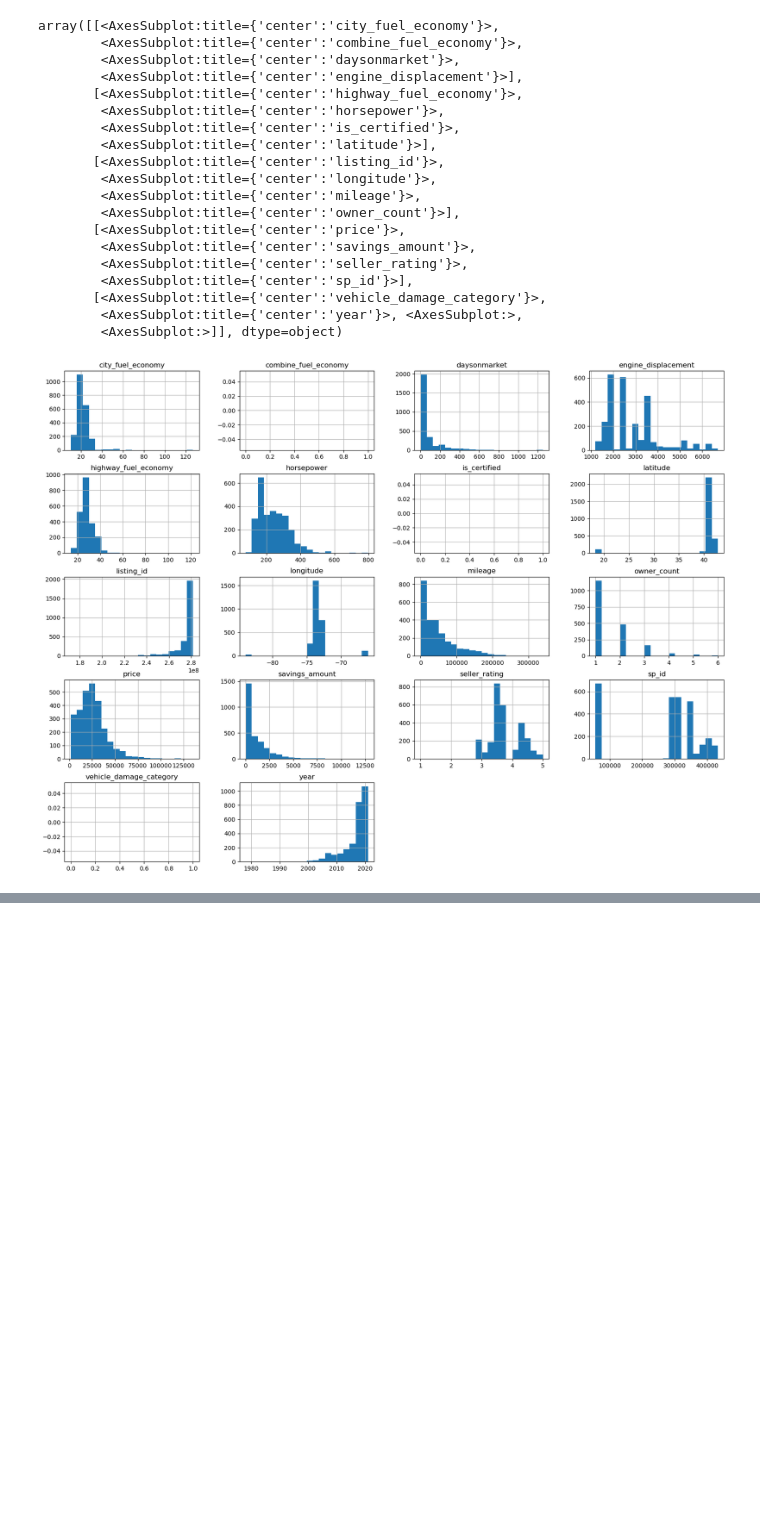
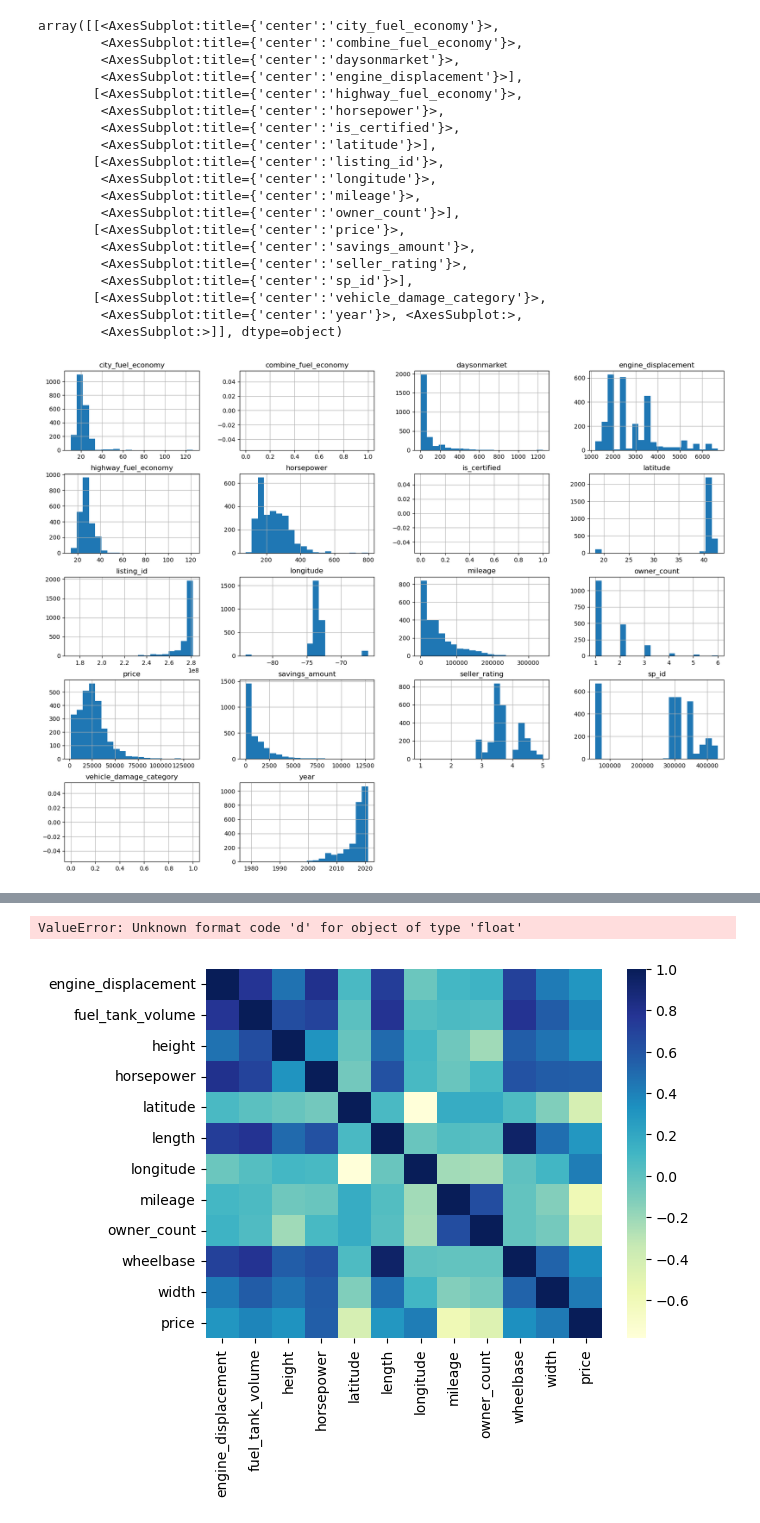
Before and after one commit to ekuginyte/Cars-Predictions-_PYTHON, a Jupyter notebook: Project-1.ipynb, the cells around one changed output, grey strips where cells are left out. Drawn from its saved outputs; the diff is of its cells as text; code cells hidden in the pictures; blank space fills up the shorter version.

```diff
--- a/Project-1.ipynb
+++ b/Project-1.ipynb
@@ -246,0 +366,38 @@ cars.drop(columns_to_drop, axis=1, inplace=True)
+# %%
+################################################################################
+####################### SELECT VARIABLES FOR THE MODEL #########################
+################################################################################
+
+### important_variables - Function to select variables for the model.
+#   INPUT:
+#                         corr_threshold - threshold of correlation with the price;
+#                         data - data frame;
+#   OUTPUT:
+#                         cars_selected - updated data frame.
+def important_variables(data = cars, corr_threshold = 0.5):
+    # Get correlation matrix of all pairs of variables
+    corr_matrix = data.corr()["price"]
+    # Pre-set a variable to store selection
+    selected_vars = []
+    cars_selected = pd.DataFrame()
+    # Select the variables with correlation greater than or equal to the threshold
+    for col in corr_matrix.index:
+        if abs(corr_matrix[col]) >= corr_threshold and col != "price":
+            selected_vars.append(col)
+
+    # Add the prediction variable "price" to the selected variables and create a new data frame
+    selected_vars.append("price")
+    cars_selected = data[selected_vars]
+    # Return the new data frame
+    return cars_selected
+
+# Get the new data frame with selected variables
+cars_selected = important_variables(data = cars, corr_threshold = 0.25)
+
+# Get correlation matrix of all pairs of variables
+corr_matrix = cars_selected.corr()
+# Plot heatmap of correlation
+sns.heatmap(corr_matrix, annot=True, fmt="d", cmap="YlGnBu")
+# %% [output]
+ValueError: Unknown format code 'd' for object of type 'float'
+[figure, added]
```
Also changed, not shown: parts of 15 cells of this notebook, 2 other files.
